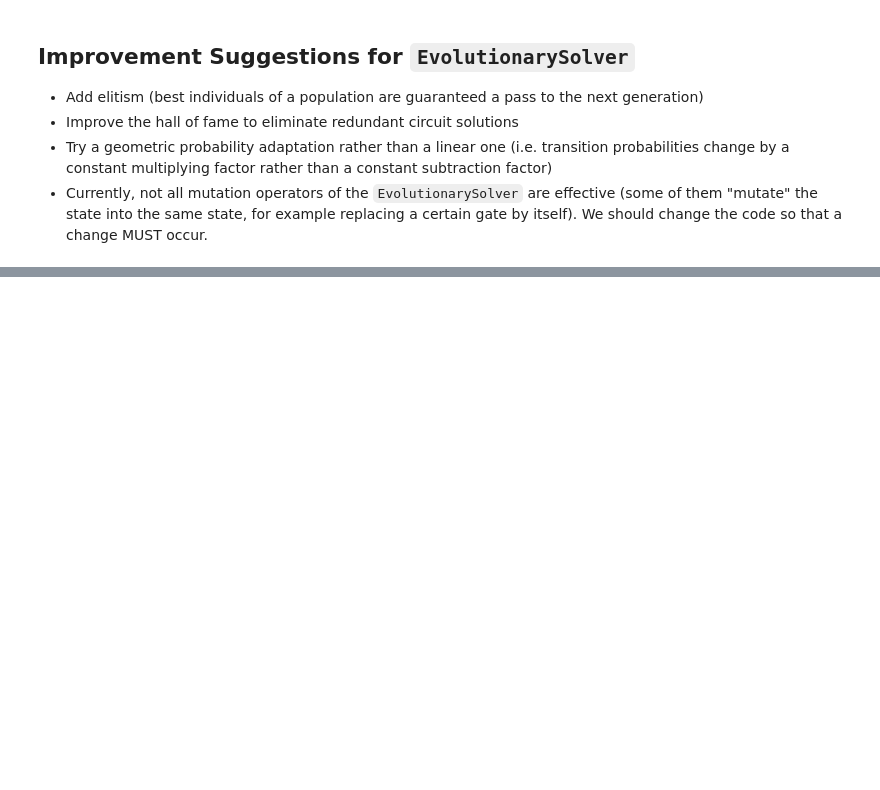
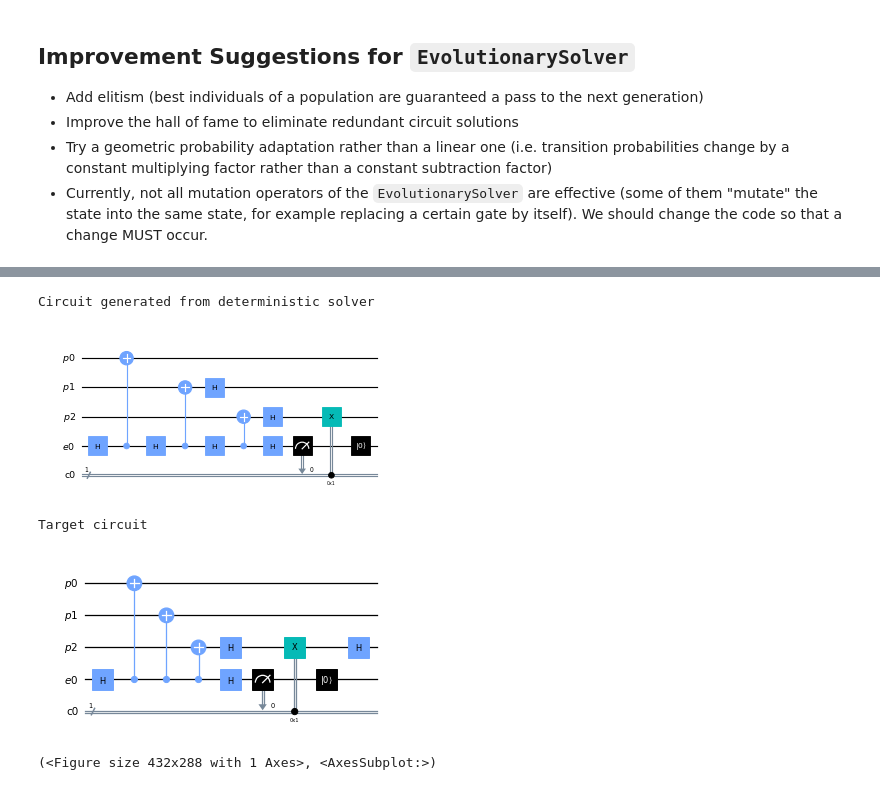
Before and after one commit to graphiq-dev/graphiq, a Jupyter notebook: examples/startup_guide/6_solvers.ipynb, the cells around one changed output, grey strips where cells are left out. Cells and saved outputs as stored; diff of their text form; code cells hidden in the pictures; blank space fills up the shorter version.

```diff
--- a/examples/startup_guide/6_solvers.ipynb
+++ b/examples/startup_guide/6_solvers.ipynb
@@ -259,0 +265,32 @@ The optimal value of k is something that must be tuned, in general.
+# %%
+""" Solver circuit initialization examples """
+from benchmarks.circuits import *
+from src.backends.stabilizer.compiler import StabilizerCompiler
+from src.backends.density_matrix.compiler import DensityMatrixCompiler
+from src.backends.density_matrix.functions import fidelity
+from src.solvers.deterministic_solver import DeterministicSolver
+
+compiler = StabilizerCompiler()
+target_circuit, target = ghz3_state_circuit()
+metric = Infidelity(target)
+
+solver = DeterministicSolver(
+    target=target,
+    metric=metric,
+    compiler=compiler,
+)
+
+solver.solve()
+score, circuit = solver.result
+
+print("Circuit generated from deterministic solver")
+circuit.draw_circuit()
+
+print("Target circuit")
+target_circuit.draw_circuit()
+# %% [output]
+Circuit generated from deterministic solver
+[figure, added]
+Target circuit
+[figure, added]
+(<Figure size 432x288 with 1 Axes>, <AxesSubplot:>)
```
Also changed, not shown: parts of 2 cells of this notebook, 34 other files.
